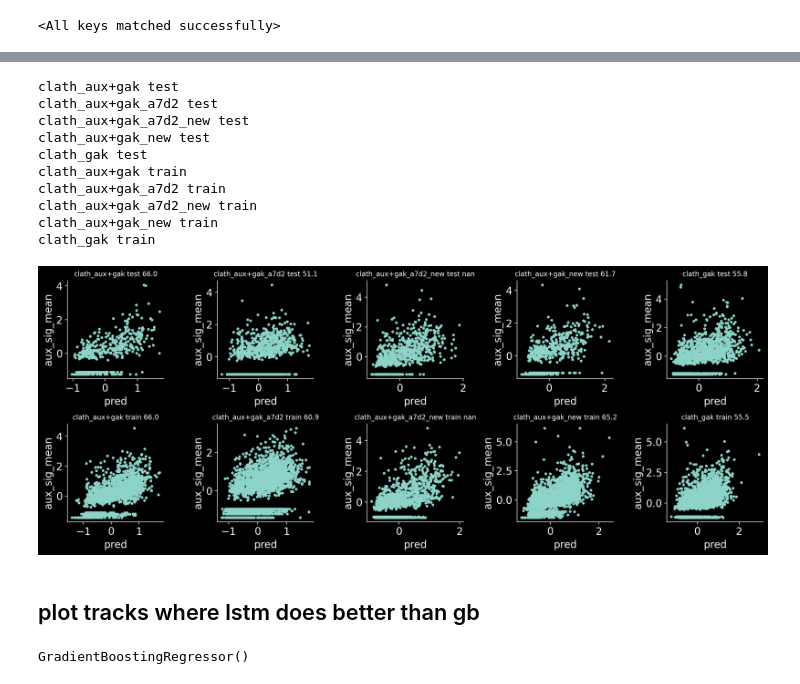
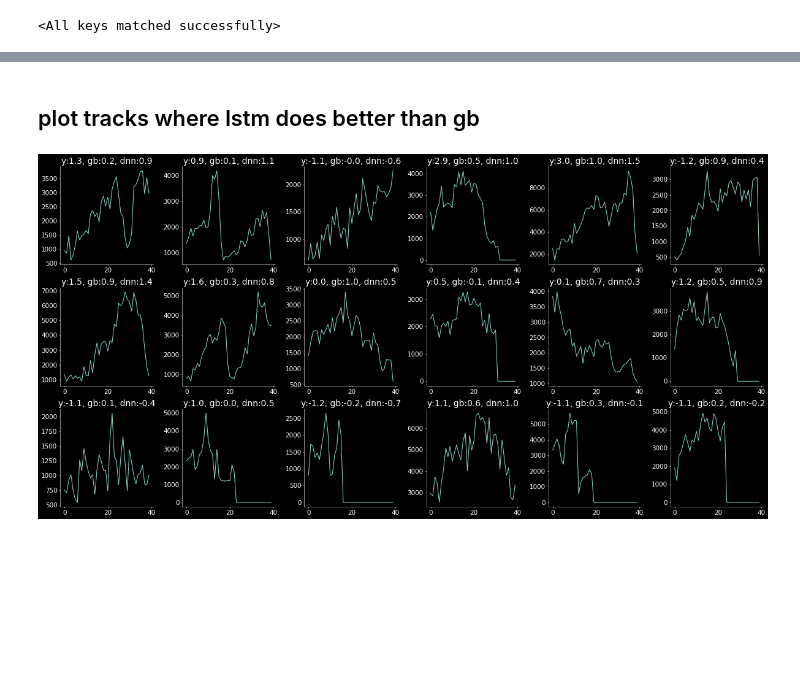
Before and after one commit to Yu-Group/molecular-partner-prediction, a Jupyter notebook: notebooks/08_fit_dnn_tracks.ipynb, the cells around one changed output, grey strips where cells are left out. Drawn from its saved outputs; the diff is of its cells as text; code cells hidden in the pictures; blank space fills up the shorter version.

```diff
--- a/notebooks/08_fit_dnn_tracks.ipynb
+++ b/notebooks/08_fit_dnn_tracks.ipynb
@@ -128,9 +128,9 @@ pkl.dump({'model_state_dict': dnn.model.state_dict()}, open(checkpoint_fname, 'w
 # %% [markdown]
 # transfer to classification
 # %%
-results = pkl.load(open('../models/dnn_full_long_normalized_across_track_4_feats.pkl', 'rb'))
+results = pkl.load(open('../models/dnn_full_long_normalized_across_track_1_feat.pkl', 'rb'))
 # results = pkl.load(open('../models/clath_aux+gak_a7d2_new_Y_sig_mean_normalized_nn_lstm_100_40.pkl', 'rb'))
-dnn = neural_networks.neural_net_sklearn(D_in=40, H=40, p=3, arch='lstm')
+dnn = neural_networks.neural_net_sklearn(D_in=40, H=20, p=0, arch='lstm')
 dnn.model.load_state_dict(results['model_state_dict'])
 # %% [output]
 <All keys matched successfully>
@@ -148,7 +148,7 @@ ds = {(k, v): dfs[(k, v)]
 plt.figure(dpi=200, figsize=(C * 3, R * 3))
 for i, (k, v) in enumerate(ds.keys()):
     df = ds[(k, v)]
-    X = df[feat_names[:4]]
+    X = df[feat_names[:1]]
     y = df['y_consec_thresh']
     preds = dnn.predict(X)
 
@@ -194,32 +183,18 @@ for i, (k, v) in enumerate(ds.keys()):
     plt.xlabel('pred')
     plt.ylabel('aux_sig_mean')
 plt.show()
-# %% [output]
-clath_aux+gak test
-clath_aux+gak_a7d2 test
-clath_aux+gak_a7d2_new test
-clath_aux+gak_new test
-clath_gak test
-clath_aux+gak train
-clath_aux+gak_a7d2 train
-clath_aux+gak_a7d2_new train
-clath_aux+gak_new train
-clath_gak train
-[figure, removed]
 # %% [markdown]
 ## plot tracks where lstm does better than gb
 # %%
-results = pkl.load(open('../models/dnn_full.pkl', 'rb'))
+results = pkl.load(open('../models/dnn_full_long_normalized_across_track_1_feat.pkl', 'rb'))
 # results = pkl.load(open('../models/clath_aux+gak_a7d2_new_Y_sig_mean_normalized_nn_lstm_100_40.pkl', 'rb'))
-dnn = neural_networks.neural_net_sklearn(D_in=40, H=40, p=17, arch='lstm')
+dnn = neural_networks.neural_net_sklearn(D_in=40, H=20, p=0, arch='lstm')
 dnn.model.load_state_dict(results['model_state_dict'])
 gb = GradientBoostingRegressor()
 gb.fit(df_full[feat_names[1:]], df_full['Y_sig_mean_normalized'].values)
-# %% [output]
-GradientBoostingRegressor()
 # %%
 df = ds[('clath_aux+gak', 'test')]
-X = df[feat_names]
+X = df[feat_names[:1]]
 y = df['Y_sig_mean_normalized']
 preds_dnn = dnn.predict(X)
 preds_gb = gb.predict(df[feat_names[1:]])
@@ -228,15 +203,17 @@ dnn_best = np.argsort(np.abs(preds_dnn - y.values) - np.abs(preds_gb - y.values)
 # %%
 R = 3
 C = 6
 
-plt.figure(dpi=200, figsize=(C * 4, R * 4))
+plt.figure(dpi=50, figsize=(C * 4, R * 4))
 for i in range(18):
     plt.subplot(R, C, i + 1)
     plt.plot(df['X_same_length'].iloc[dnn_best[i]])
     plt.title(f"y:{y.values[dnn_best[i]]:0.1f}, gb:{preds_gb[dnn_best[i]]:0.1f}, dnn:{preds_dnn[dnn_best[i]]:0.1f}")
 
 plt.tight_layout()
 plt.show()
+# %% [output]
+[figure, added]
 # %%
 plt.scatter(preds_dnn, preds_gb)
 plt.xlabel("prediction of lstm")
```
Also changed, not shown: parts of 3 cells of this notebook.
